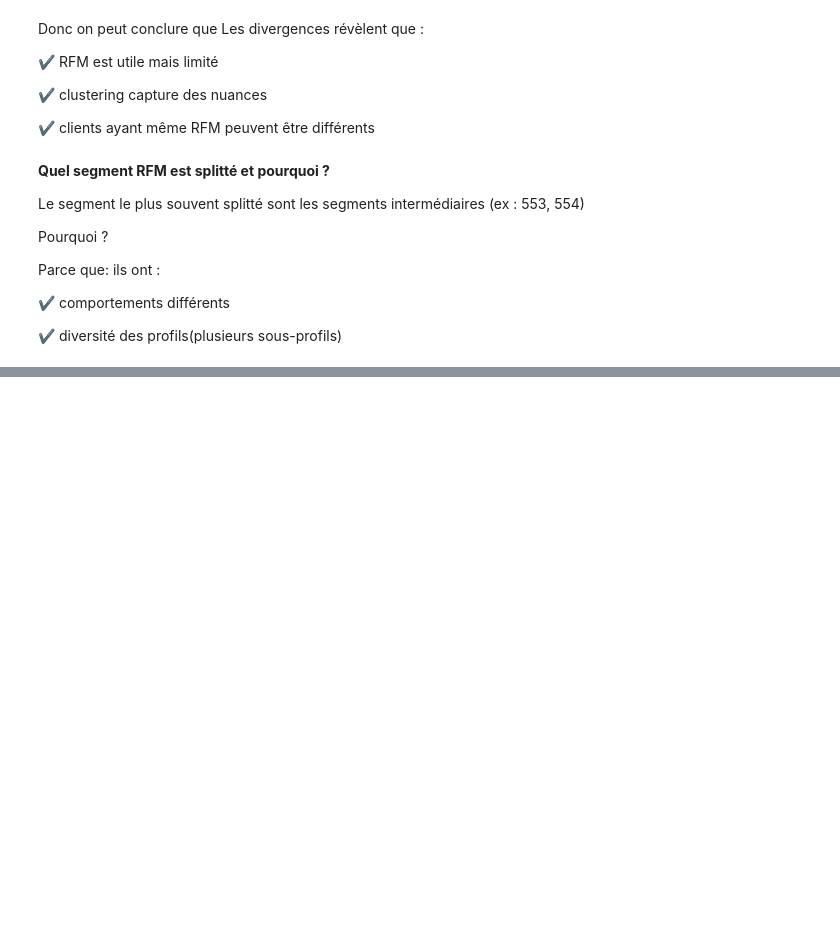
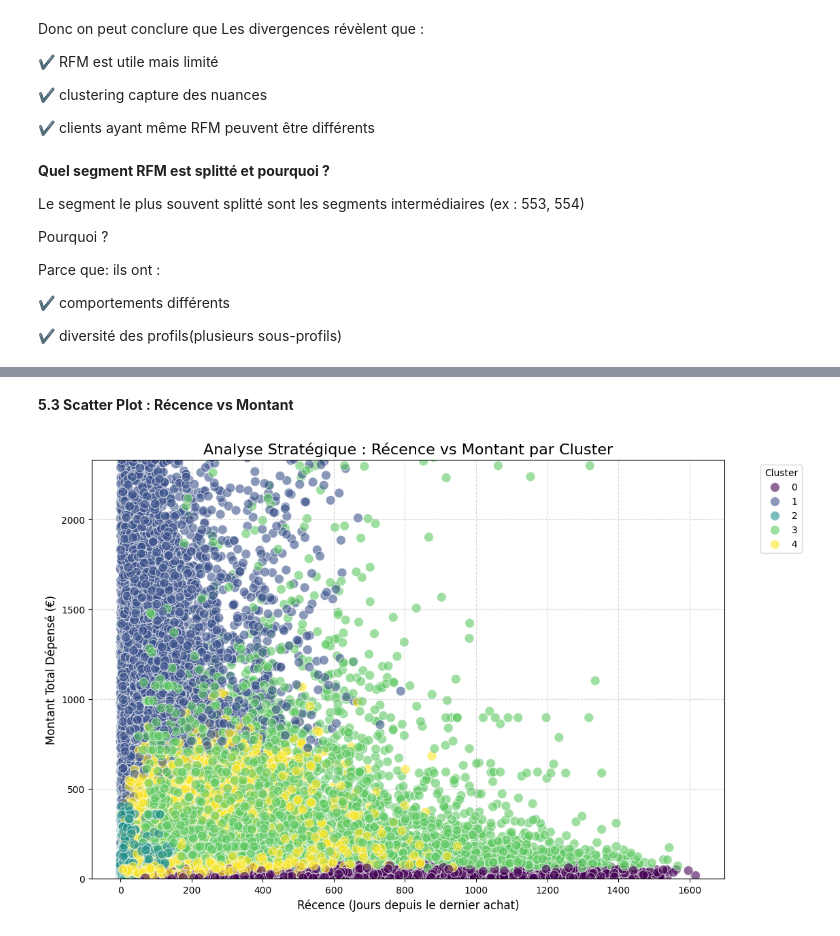
Before and after one commit to fds-imane/Data_Marketing, a Jupyter notebook: data_marketing_part_2.ipynb, the cells around one changed output, grey strips where cells are left out. Saved outputs shown, nothing was run; the diff lists cells and outputs as text; code cells hidden in the pictures; blank space fills up the shorter version.

```diff
--- a/data_marketing_part_2.ipynb
+++ b/data_marketing_part_2.ipynb
@@ -507,0 +647,29 @@ Parce que: ils ont
+# %% [markdown]
+**5.3 Scatter Plot : Récence vs Montant**
+# %%
+plt.figure(figsize=(12, 8))
+
+sns.scatterplot(
+    data=df_customers,
+    x='recency',
+    y='monetary',
+    hue='cluster',
+    palette='viridis',
+    s=100,
+    alpha=0.6,
+    edgecolor='w'
+)
+
+# Ajustement des axes pour une meilleure lisibilité
+
+plt.ylim(0, df_customers['monetary'].quantile(0.95))
+
+plt.title('Analyse Stratégique : Récence vs Montant par Cluster', fontsize=16)
+plt.xlabel('Récence (Jours depuis le dernier achat)', fontsize=12)
+plt.ylabel('Montant Total Dépensé (€)', fontsize=12)
+plt.legend(title='Cluster', bbox_to_anchor=(1.05, 1), loc='upper left')
+plt.grid(True, linestyle='--', alpha=0.5)
+
+plt.show()
+# %% [output]
+[figure, added]
```
Also changed, not shown: parts of 12 cells of this notebook.
